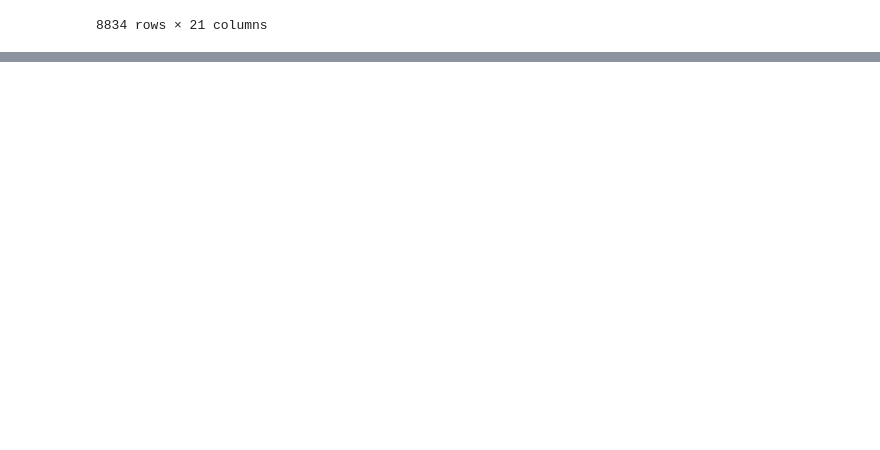
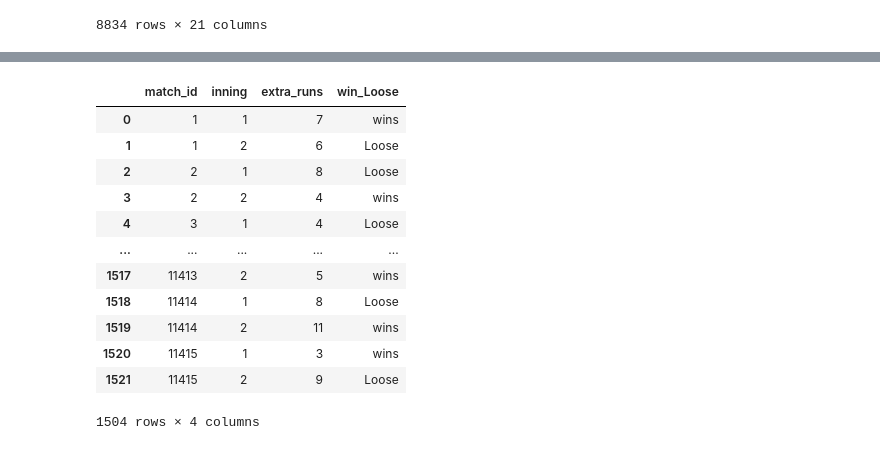
Before and after one commit to satyamgipu/Iplt20analysis, a Jupyter notebook: IPL_T20_Cricket_Analysis_Capstone_Project.ipynb, the cells around one changed output, grey strips where cells are left out. Saved outputs shown, nothing was run; the diff lists cells and outputs as text; code cells hidden in the pictures; blank space fills up the shorter version.

```diff
--- a/IPL_T20_Cricket_Analysis_Capstone_Project.ipynb
+++ b/IPL_T20_Cricket_Analysis_Capstone_Project.ipynb
@@ -191,0 +160,2 @@ NameError: ignored
+# %%
+inning_wise_extra_runs=pd.DataFrame(deliveries.groupby(["match_id","inning"]).agg({"extra_runs":"sum"}))
@@ -191,0 +166,4 @@ NameError: ignored
+# %%
+inning_wise_extra_runs=inning_wise_extra_runs.reset_index()
+# %%
+inning_wise_extra_runs.drop(inning_wise_extra_runs[inning_wise_extra_runs["inning"]>2].index,inplace=True )
@@ -191,0 +186,23 @@ NameError: ignored
+# %%
+def inning_wise_wins(x,temp=match):
+ if int(match.loc[match["id"]==x["match_id"]]["innings_winner"])==x["inning"]:
+     return "wins"
+ else:
+     return "Loose"
+inning_wise_extra_runs["win_Loose"]=inning_wise_extra_runs.apply(lambda x: inning_wise_wins(x),axis=1)
+# %%
+inning_wise_extra_runs
+# %% [output]
+|  | match_id | inning | extra_runs | win_Loose |
+| 0 | 1 | 1 | 7 | wins |
+| 1 | 1 | 2 | 6 | Loose |
+| 2 | 2 | 1 | 8 | Loose |
+| 3 | 2 | 2 | 4 | wins |
+| 4 | 3 | 1 | 4 | Loose |
+| ... | ... | ... | ... | ... |
+| 1517 | 11413 | 2 | 5 | wins |
+| 1518 | 11414 | 1 | 8 | Loose |
+| 1519 | 11414 | 2 | 11 | wins |
+| 1520 | 11415 | 1 | 3 | wins |
+| 1521 | 11415 | 2 | 9 | Loose |
+1504 rows × 4 columns
```
Also changed, not shown: parts of 33 cells of this notebook.
